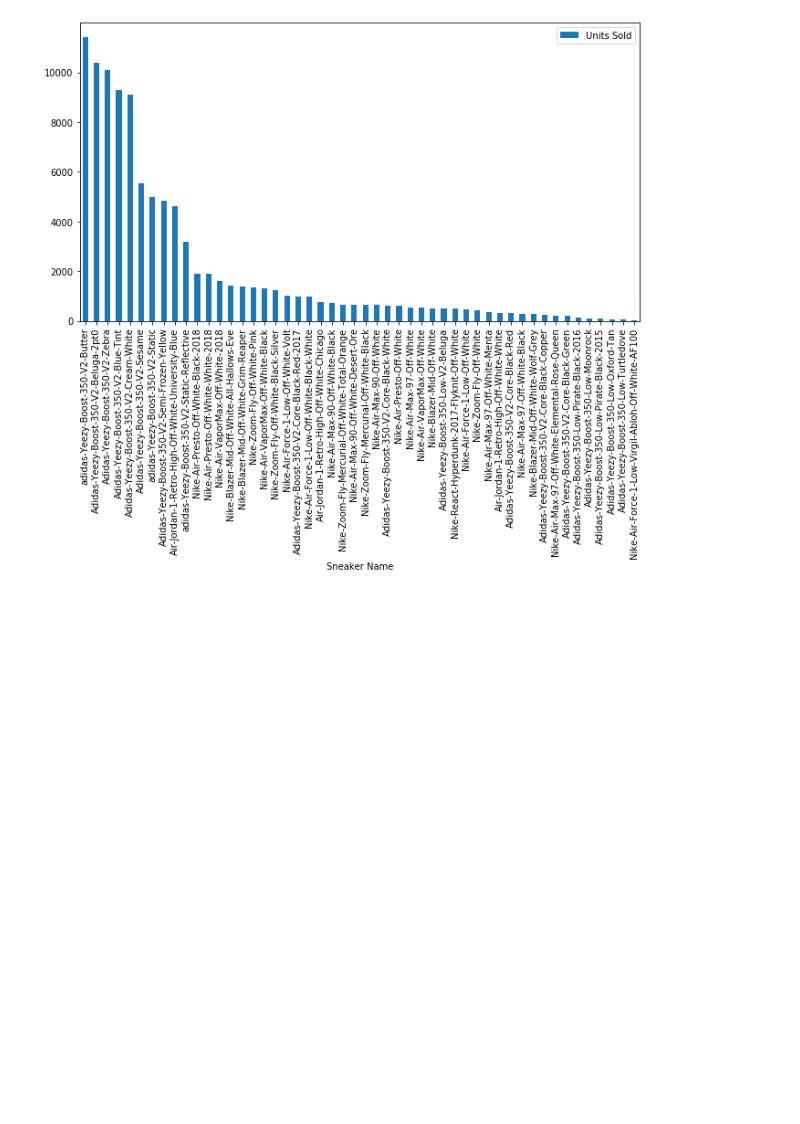
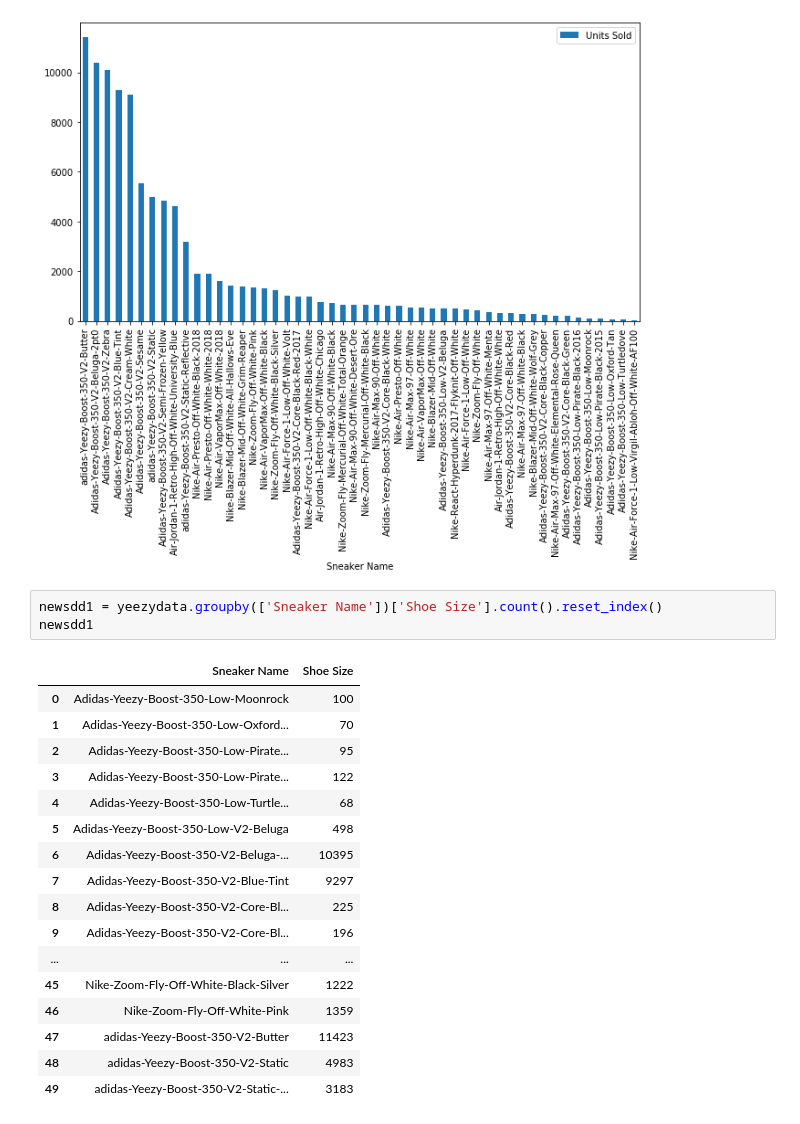
Before and after one commit to jamesnguyen0/Sneaker-Analysis, a Jupyter notebook: Yeezy_Starter_File_Original.ipynb, the cells around one changed output. Drawn from its saved outputs; the diff is of its cells as text; blank space fills up the shorter version.

```diff
--- a/Yeezy_Starter_File_Original.ipynb
+++ b/Yeezy_Starter_File_Original.ipynb
@@ -866,3 +866,24 @@ axss1 = newsdd1.plot.bar(x='Sneaker Name', y='Units Sold', rot=90,figsize=(11,6)
 plt.savefig('newbarchart')
 # %% [output]
 [figure]
+# %%
+newsdd1 = yeezydata.groupby(['Sneaker Name'])['Shoe Size'].count().reset_index()
+newsdd1
+# %% [output]
+|  | Sneaker Name | Shoe Size |
+| 0 | Adidas-Yeezy-Boost-350-Low-Moonrock | 100 |
+| 1 | Adidas-Yeezy-Boost-350-Low-Oxford... | 70 |
+| 2 | Adidas-Yeezy-Boost-350-Low-Pirate... | 95 |
+| 3 | Adidas-Yeezy-Boost-350-Low-Pirate... | 122 |
+| 4 | Adidas-Yeezy-Boost-350-Low-Turtle... | 68 |
+| 5 | Adidas-Yeezy-Boost-350-Low-V2-Beluga | 498 |
+| 6 | Adidas-Yeezy-Boost-350-V2-Beluga-... | 10395 |
+| 7 | Adidas-Yeezy-Boost-350-V2-Blue-Tint | 9297 |
+| 8 | Adidas-Yeezy-Boost-350-V2-Core-Bl... | 225 |
+| 9 | Adidas-Yeezy-Boost-350-V2-Core-Bl... | 196 |
+| ... | ... | ... |
+| 45 | Nike-Zoom-Fly-Off-White-Black-Silver | 1222 |
+| 46 | Nike-Zoom-Fly-Off-White-Pink | 1359 |
+| 47 | adidas-Yeezy-Boost-350-V2-Butter | 11423 |
+| 48 | adidas-Yeezy-Boost-350-V2-Static | 4983 |
+| 49 | adidas-Yeezy-Boost-350-V2-Static-... | 3183 |
```
Also changed, not shown: 1 other file.
